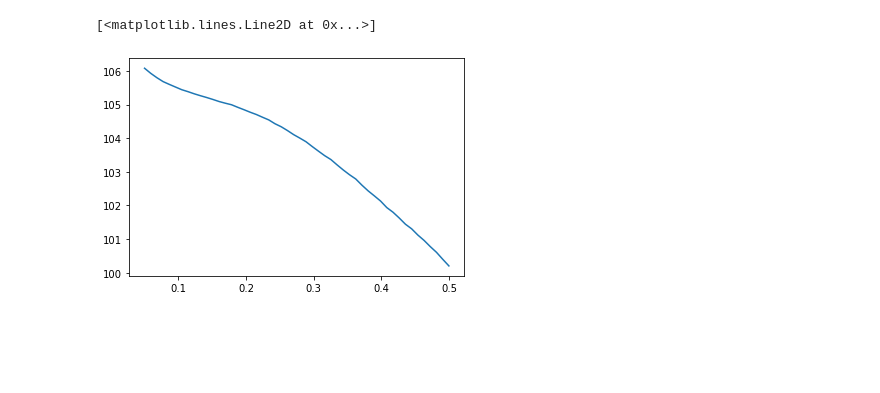
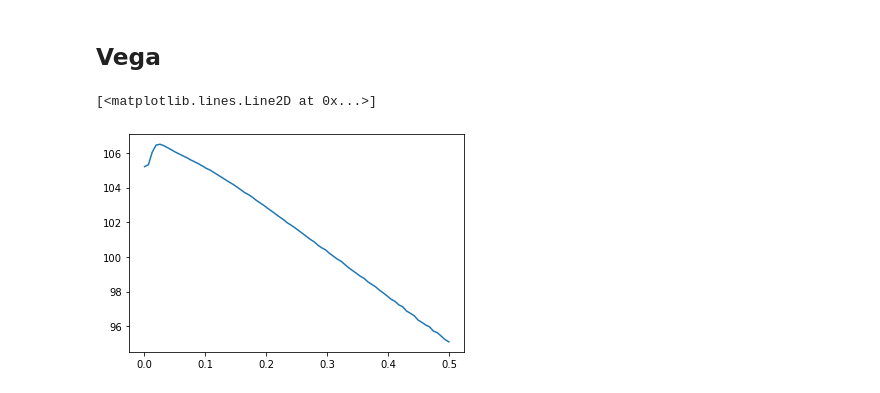
Before and after one commit to 20castro/Autocallable, a Jupyter notebook: one_step_survival/implementation.ipynb, the cells around one changed output. Cells and saved outputs as stored; diff of their text form; code cells hidden in the pictures; blank space fills up the shorter version.

```diff
--- a/one_step_survival/implementation.ipynb
+++ b/one_step_survival/implementation.ipynb
@@ -27,14 +60,15 @@ one_step_survival(.03, .2, 100, .06, 70, 100, .25, 10**5, 4, 100).mean()
+# %% [markdown]
+## Vega
 # %%
-vols = np.linspace(.05, .5, 50)
+vols = np.linspace(.001, .5, 80)
 prices = []
 for v in vols:
     sim = one_step_survival(
-        r=.03, sigma=v, S0=100, q=.06, put_strike=70, barrier=100, dt=.25, n_simulations=10**5, m_observations=4, notional=100
+        r=.03, sigma=v, S0=100, q=.06, put_strike=90, barrier=100, dt=.25, n_simulations=10**5, m_observations=4, notional=100
     )
     prices.append(sim.mean())
 prices = np.array(prices)
+plt.plot(vols, prices)
+# %% [output]
+[<matplotlib.lines.Line2D at 0x...>]
+[figure, added]
-# %%
-plt.plot(vols, prices)
-# %% [output]
-[<matplotlib.lines.Line2D at 0x...>]
-[figure, removed]
```
Also changed, not shown: parts of 9 cells of this notebook.
